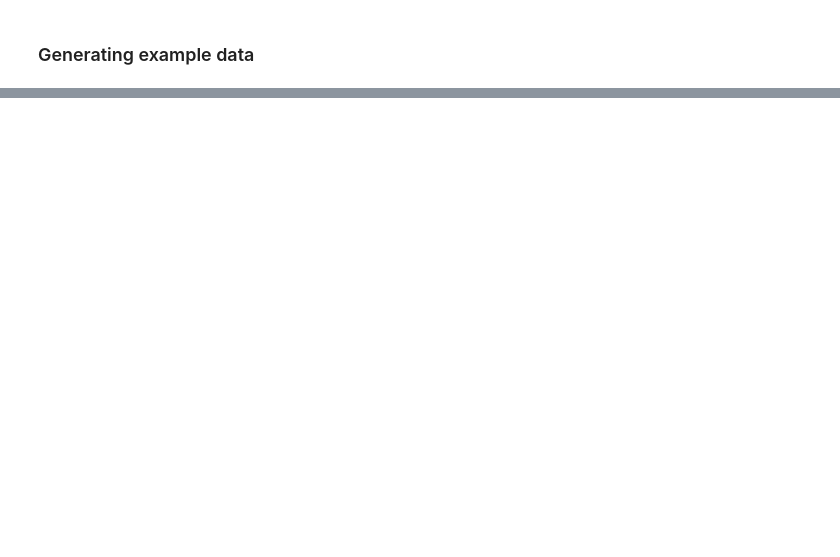
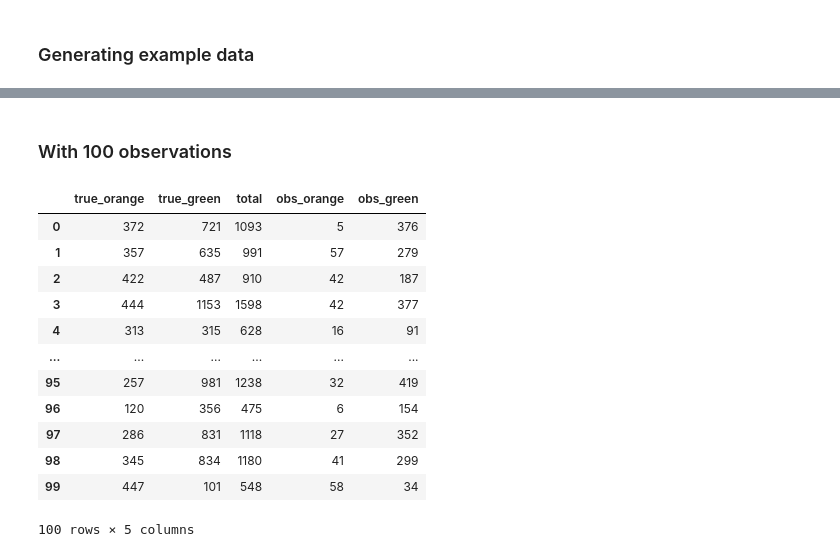
Before and after one commit to davcamer/incompletebinary, a Jupyter notebook: example_daily_data.ipynb, the cells around one changed output, grey strips where cells are left out. Cells and saved outputs as stored; diff of their text form; code cells hidden in the pictures; blank space fills up the shorter version.

```diff
--- a/example_daily_data.ipynb
+++ b/example_daily_data.ipynb
@@ -118,0 +121,19 @@ array([[<Axes: title={'center': 'orange_daily'}>,
+# %% [markdown]
+### With 100 observations
+# %%
+data_df_100 = df[:100]
+data_df_100
+# %% [output]
+|  | true_orange | true_green | total | obs_orange | obs_green |
+| 0 | 372 | 721 | 1093 | 5 | 376 |
+| 1 | 357 | 635 | 991 | 57 | 279 |
+| 2 | 422 | 487 | 910 | 42 | 187 |
+| 3 | 444 | 1153 | 1598 | 42 | 377 |
+| 4 | 313 | 315 | 628 | 16 | 91 |
+| ... | ... | ... | ... | ... | ... |
+| 95 | 257 | 981 | 1238 | 32 | 419 |
+| 96 | 120 | 356 | 475 | 6 | 154 |
+| 97 | 286 | 831 | 1118 | 27 | 352 |
+| 98 | 345 | 834 | 1180 | 41 | 299 |
+| 99 | 447 | 101 | 548 | 58 | 34 |
+100 rows × 5 columns
```
Also changed, not shown: parts of 12 cells of this notebook.
